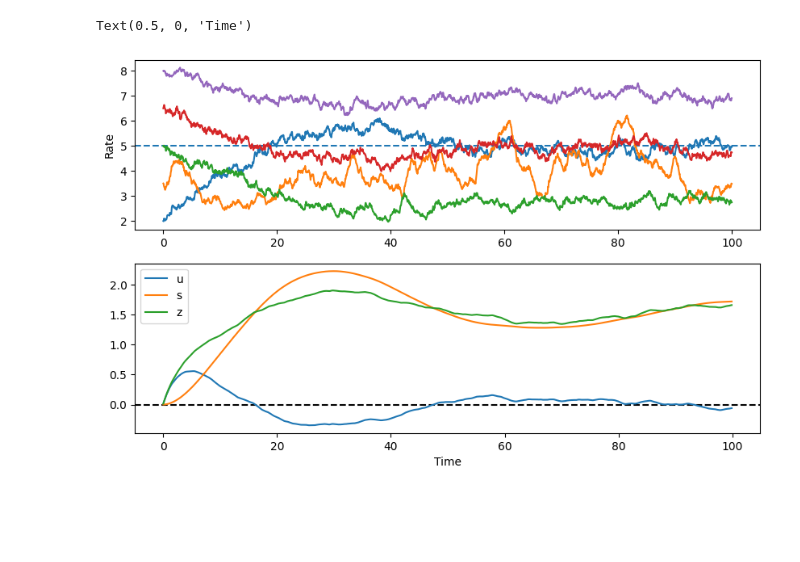
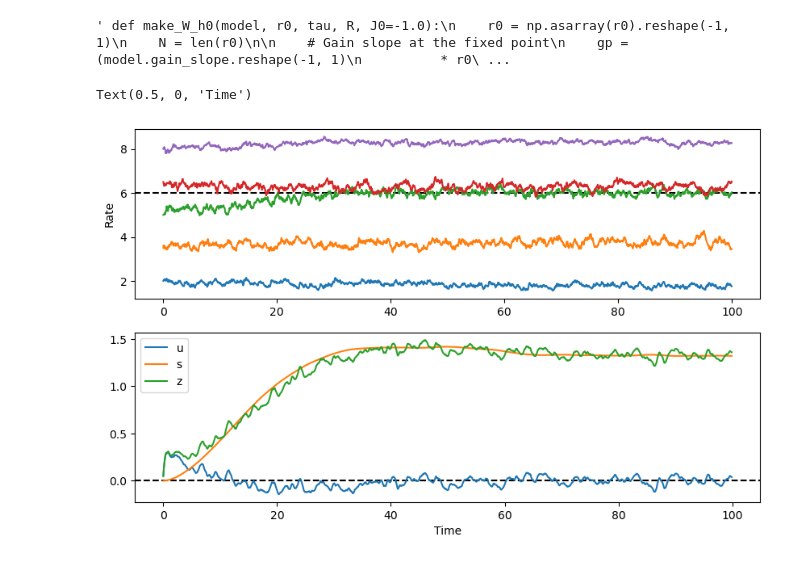
Before and after one commit to niknovikov19/resp-predictor, a Jupyter notebook: ctrl_test.ipynb, the cells around one changed output. Saved outputs shown, nothing was run; the diff lists cells and outputs as text; code cells hidden in the pictures; blank space fills up the shorter version.

```diff
--- a/ctrl_test.ipynb
+++ b/ctrl_test.ipynb
@@ -67,5 +9,5 @@ def random_W_real(N: int, R: float) -> np.ndarray:
 # %%
-def make_W_h0(model, r0, tau, R, J0=-1.0):
+""" def make_W_h0(model, r0, tau, R, J0=-1.0):
     r0 = np.asarray(r0).reshape(-1, 1)
     N = len(r0)
 
@@ -83,7 +25,9 @@ def make_W_h0(model, r0, tau, R, J0=-1.0):
 
     # Constant input making r0 a fixed point
     h0 = model.gain_inv(r0) - W @ r0
-    return W, h0, J
+    return W, h0, J """
+# %% [output]
+' def make_W_h0(model, r0, tau, R, J0=-1.0):\n    r0 = np.asarray(r0).reshape(-1, 1)\n    N = len(r0)\n\n    # Gain slope at the fixed point\n    gp = (model.gain_slope.reshape(-1, 1)\n          * r0\ ...
 # %%
 #np.random.seed(114)
 
@@ -91,17 +35,19 @@ def make_W_h0(model, r0, tau, R, J0=-1.0):
 N = 5
 
 tau = 1   # time constant
-rho = 0.95   # spectral radius
+rho = 0.9  # spectral radius
 
 # Baseline rate vector
 r0 = np.linspace(2, 8, N).reshape(-1, 1)
 
 # Model
-dummy_W = np.zeros((N, N))
+""" dummy_W = np.zeros((N, N))
 model = RateModelWC(
     dummy_W, tau=tau, rmax=10, gain_slope=0.5, gain_center=0)
 W, h0, J = make_W_h0(model, r0, tau, rho)
-model.W = W
+model.W = W """
+model, h0, J = RateModelWC.from_steady_state(
+    r0, tau=tau, rmax=10, gain_slope=0.5, gain_center=0, R=rho)
 
 # Simulation params
 T = 100
@@ -116,14 +62,14 @@ H = h0 + sigma_h * np.random.randn(N, nsteps) / np.sqrt(dt)
 r_start = r0.copy()
 # %%
 # Target rate
-r0_target = 5
-pop_ctrl = 0
+r0_target = 6
+pop_ctrl = 2
 
 # Rate controller
 ctrl_par = {
-    'taum': 10,
+    'taum': 5,
     'ks': 0.1,
-    'tauu': 5,
+    'tauu': 0.5,
     'ku': 0.5
 }
 ctrl = RateControllerLin(r0_target, **ctrl_par)
@@ -135,32 +81,32 @@ def rate_fb(r):
     z = np.zeros_like(r)
     z[pop_ctrl] = z_
     return z
 
 # Run simulation
 R = model.run(
     H, r_start, dt, nsteps,
     fb_proc=rate_fb
 )
 tt = R.coords['time']
 
 # Plot result
 plt.figure(figsize=(10, 6))
 
 plt.subplot(2, 1, 1)
 for n in range(N):
     if n == pop_ctrl:
-        plt.axhline(r0_target, ls='--')
+        plt.axhline(r0_target, ls='--', color='k')
     plt.plot(tt, R.isel(pop=n))
 #plt.xlabel('Time')
 plt.ylabel('Rate')
 
 plt.subplot(2, 1, 2)
 plt.axhline(0, ls='--', color='k')
 for k in ('u', 's', 'z'):
     vv = ctrl.state_xr[k].squeeze()
     plt.plot(tt[:-1], vv[:-1], label=k)
 plt.legend()
 plt.xlabel('Time')
 # %% [output]
 Text(0.5, 0, 'Time')
-[figure, old version]
+[figure, new version]
```
Also changed, not shown: parts of 2 cells of this notebook, 10 other files.
